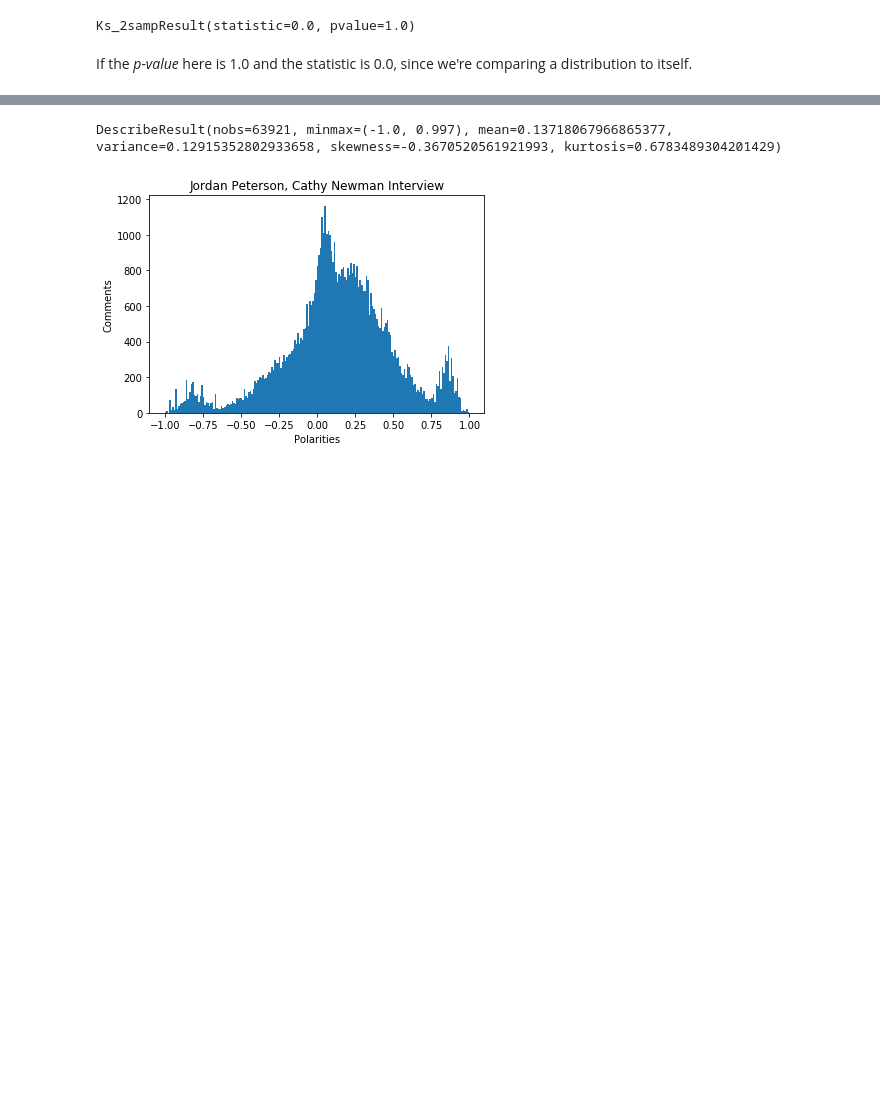
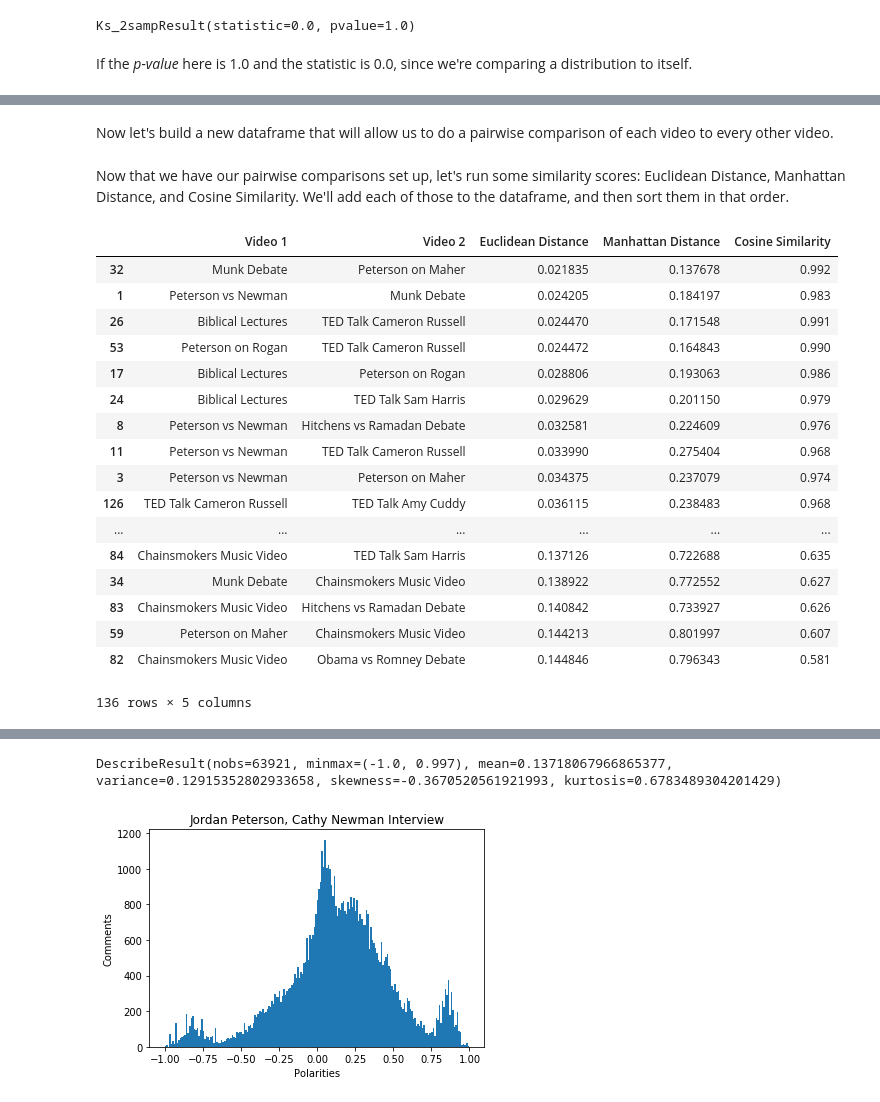
Before and after one commit to AaronFried/data-science-fundamentals, a Jupyter notebook: prep/capstone/prep-capstone-report.ipynb, the cells around one changed output, grey strips where cells are left out. Drawn from its saved outputs; the diff is of its cells as text; code cells hidden in the pictures; blank space fills up the shorter version.

Commit message:
finalize pairwise comparison

```diff
--- a/prep/capstone/prep-capstone-report.ipynb
+++ b/prep/capstone/prep-capstone-report.ipynb
@@ -274,0 +265,66 @@ Given this, let's visualize these distributions and grab some descriptive statis
+# %%
+polarity_dataframe = pd.DataFrame()
+bins = 100
+
+for title in comments['Video Title'].unique():
+    pol = comments.loc[comments['Video Title']==title]['Polarity']
+    hist = np.histogram(pol.dropna(), bins=bins)
+    polarity_dataframe[title] = hist[0]
+
+beta = polarity_dataframe.sum(axis=0)
+polarity_dataframe = polarity_dataframe.apply(lambda row: row / beta, axis=1)
+# %% [markdown]
+Now let's build a new dataframe that will allow us to do a pairwise comparison of each video to every other video.
+# %%
+column_headers = list(polarity_dataframe)
+pairwise_list = []
+
+for i in range(len(column_headers)):
+    for j in range(i+1, len(column_headers)):
+        pairwise_list.append({'Video 1': column_headers[i], 'Video 2': column_headers[j]})
+
+pairwise_comparison = pd.DataFrame(pairwise_list)
+# %% [markdown]
+Now that we have our pairwise comparisons set up, let's run some similarity scores: Euclidean Distance, Manhattan Distance, and Cosine Similarity. We'll add each of those to the dataframe, and then sort them in that order.
+# %%
+from tools.similarityscores import Similarity
+
+similarity = Similarity()
+euclidean_distance = []
+manhattan_distance = []
+cosine_similarity = []
+
+for idx, row in pairwise_comparison.iterrows():
+#    print(row['video1'] row['video2'])
+    vid1 = polarity_dataframe[row['Video 1']]
+    vid2 = polarity_dataframe[row['Video 2']]
+    #print(np.corrcoef(vid1, vid2)[0, 1])
+    euclidean_distance.append(similarity.euclidean_distance(vid1, vid2))
+    manhattan_distance.append(similarity.manhattan_distance(vid1, vid2))
+    cosine_similarity.append(similarity.cosine_similarity(vid1, vid2))
+
+pairwise_comparison['Euclidean Distance'] = euclidean_distance
+pairwise_comparison['Manhattan Distance'] = manhattan_distance
+pairwise_comparison['Cosine Similarity'] = cosine_similarity
+
+pairwise_comparison.sort_values(by=['Euclidean Distance', 'Manhattan Distance',
+                                    'Cosine Similarity'], ascending=[True, True, False])
+# %% [output]
+|  | Video 1 | Video 2 | Euclidean Distance | Manhattan Distance | Cosine Similarity |
+| 32 | Munk Debate | Peterson on Maher | 0.021835 | 0.137678 | 0.992 |
+| 1 | Peterson vs Newman | Munk Debate | 0.024205 | 0.184197 | 0.983 |
+| 26 | Biblical Lectures | TED Talk Cameron Russell | 0.024470 | 0.171548 | 0.991 |
+| 53 | Peterson on Rogan | TED Talk Cameron Russell | 0.024472 | 0.164843 | 0.990 |
+| 17 | Biblical Lectures | Peterson on Rogan | 0.028806 | 0.193063 | 0.986 |
+| 24 | Biblical Lectures | TED Talk Sam Harris | 0.029629 | 0.201150 | 0.979 |
+| 8 | Peterson vs Newman | Hitchens vs Ramadan Debate | 0.032581 | 0.224609 | 0.976 |
+| 11 | Peterson vs Newman | TED Talk Cameron Russell | 0.033990 | 0.275404 | 0.968 |
+| 3 | Peterson vs Newman | Peterson on Maher | 0.034375 | 0.237079 | 0.974 |
+| 126 | TED Talk Cameron Russell | TED Talk Amy Cuddy | 0.036115 | 0.238483 | 0.968 |
+| ... | ... | ... | ... | ... | ... |
+| 84 | Chainsmokers Music Video | TED Talk Sam Harris | 0.137126 | 0.722688 | 0.635 |
+| 34 | Munk Debate | Chainsmokers Music Video | 0.138922 | 0.772552 | 0.627 |
+| 83 | Chainsmokers Music Video | Hitchens vs Ramadan Debate | 0.140842 | 0.733927 | 0.626 |
+| 59 | Peterson on Maher | Chainsmokers Music Video | 0.144213 | 0.801997 | 0.607 |
+| 82 | Chainsmokers Music Video | Obama vs Romney Debate | 0.144846 | 0.796343 | 0.581 |
+136 rows × 5 columns
```
Also changed, not shown: parts of 30 cells of this notebook.
